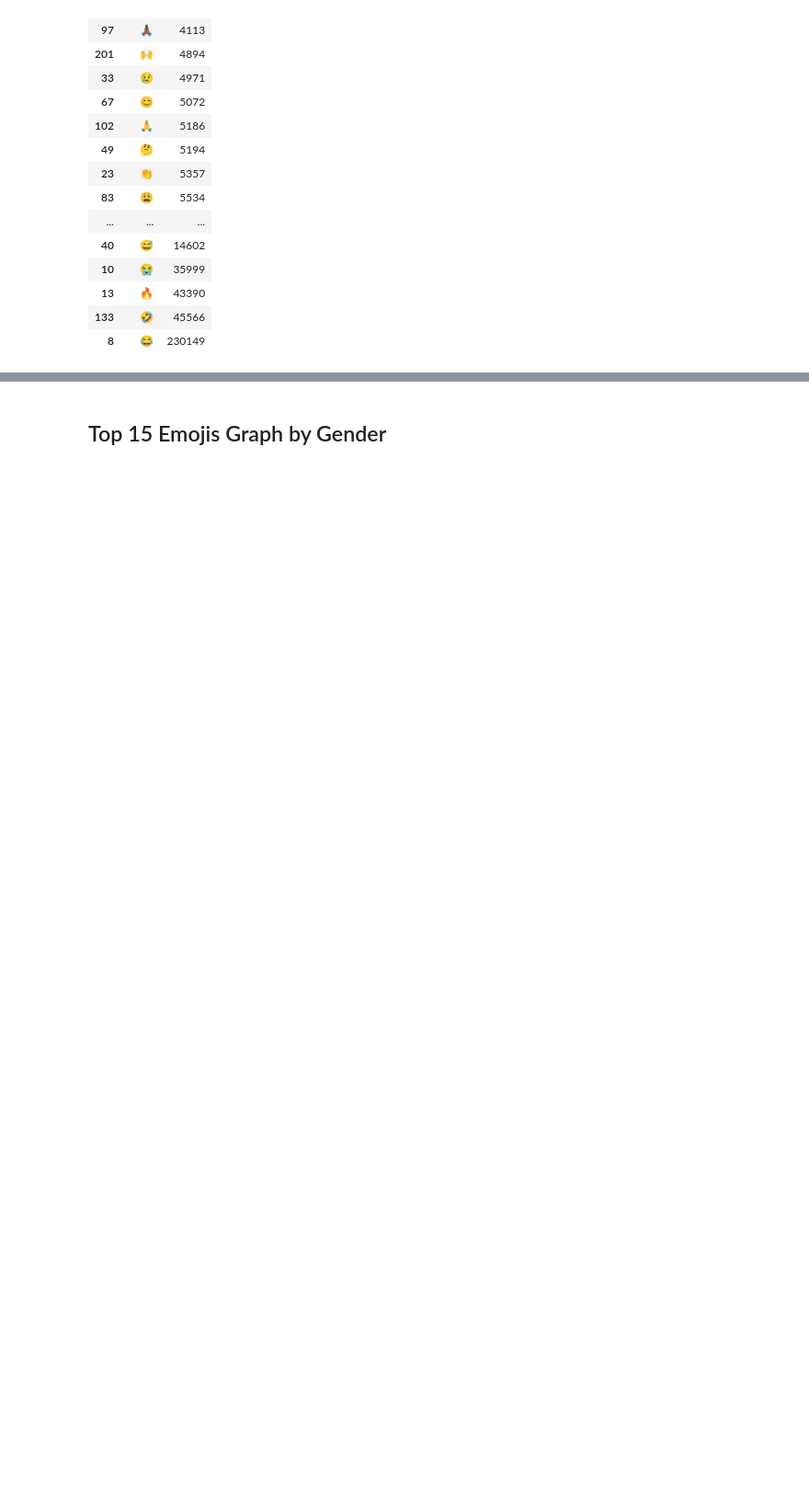
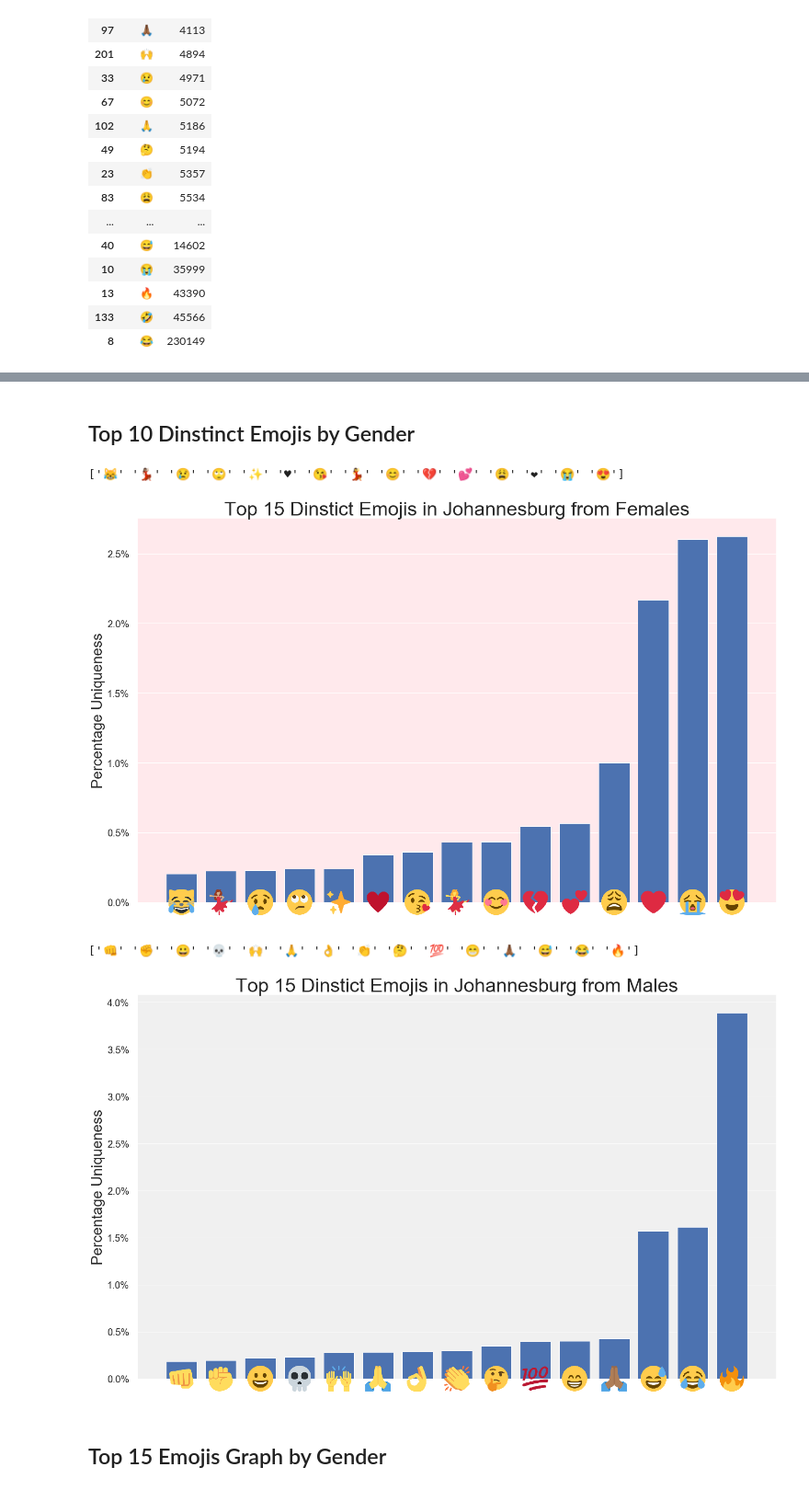
Before and after one commit to stylianosnicoletti/Emojis-usage-in-social-media-by-demographics, a Jupyter notebook: Jupyter/Emojis_ Johannesburg .ipynb, the cells around one changed output, grey strips where cells are left out. Shown at 92% size. Cells and saved outputs as stored; diff of their text form; code cells hidden in the pictures; blank space fills up the shorter version.

Commit message:
% uniq Joh gender

```diff
--- a/Jupyter/Emojis_ Johannesburg .ipynb
+++ b/Jupyter/Emojis_ Johannesburg .ipynb
@@ -206,0 +216,13 @@ emojis_count_males_df.tail(20)
+# %%
+gender_stats = emojis_count_females_df.rename(columns={'Count': 'Females_Count'}).join(emojis_count_males_df.rename(columns={'Count': 'Males_Count'}).set_index('Emoji'), on='Emoji')
+
+# Calculate percentage usage for each emoji per gender
+female_count_perc = gender_stats['Females_Count'] /gender_stats['Females_Count'].sum()
+gender_stats['Females_Count_Perc']=female_count_perc
+male_count_perc = gender_stats['Males_Count'] /gender_stats['Males_Count'].sum()
+gender_stats['Males_Count_Perc']=male_count_perc
+male_perc_dif = gender_stats['Males_Count_Perc'] - gender_stats['Females_Count_Perc']
+gender_stats['Males_Perc_Dif']=male_perc_dif
+female_perc_dif = gender_stats['Females_Count_Perc'] - gender_stats['Males_Count_Perc']
+gender_stats['Females_Perc_Dif']=female_perc_dif
+gender_stats.fillna(0).sort_values(by=['Females_Perc_Dif'])
@@ -207,3 +248,58 @@ emojis_count_males_df.tail(20)
+# %% [markdown]
+## Top 10 Dinstinct Emojis by Gender
+# %%
+gender_list = ['Females','Males']
+gender_values =[gender_stats.fillna(0).sort_values(by=['Females_Perc_Dif']),gender_stats.fillna(0).sort_values(by=['Males_Perc_Dif'])]
+gender_graph_colours=['ffe9ec','0F0F0F0F']
+
+for ind,gen in enumerate(gender_list):
+
+    # Top 15 Values
+    x = gender_values[ind]['Emoji'].tail(15).values
+    y = gender_values[ind]['{}_Perc_Dif'.format(gender_list[ind])].tail(15).values
+    print(x)
+
+    # Set linespacing
+    x_linespace = linspace(0, 4*pi, num=15)
+
+    # Plot Bar Chart
+    fig, ax = plt.subplots(figsize=(20,12))
+    ax.yaxis.set_major_formatter(formatter_percentage)
+    ax.tick_params(axis='both', which='major', pad=10)
+    ax.set_facecolor('#{}'.format(gender_graph_colours[ind]))
+    plt.grid(linestyle='-', linewidth=1,axis='y')
+    plt.bar(x_linespace, y, width=0.7, bottom=None, align='center')
+    ax.get_xaxis().set_visible(False)
+    #plt.xticks(x, fontproperties=emojis_font)  Old method
+    plt.yticks(fontsize =20)
+    plt.ylabel('Percentage Uniqueness', fontsize =30)
+    plt.title('Top 15 Dinstict Emojis in Johannesburg from {}'.format(gender_list[ind]), fontsize =40)
+    plt.tight_layout()
+
+    # Set sizes of figure and images
+    ax_width = ax.get_window_extent().width
+    fig_width = fig.get_window_extent().width
+    fig_height = fig.get_window_extent().height
+    img_size = ax_width/(fig_width*len(x_linespace))
+    img_axs = [None for i in range(len(x_linespace))]
+
+
+    # Display emojis pngs on x-axis
+    for i in range(len(x)):
+        loc = ax.transData.transform((x_linespace[i], 0)) # Optimize y manually
+        img_axs[i] = fig.add_axes([loc[0]/fig_width-img_size/2, loc[1]/fig_height-img_size/2,
+                                   img_size, img_size], anchor='C')
+
+        # Platform 5 = Twitter
+        img_axs[i].imshow(io.imread(Emojipedia.search(x[i]).platforms[5].image_url))
+        img_axs[i].axis("off")
+
+    plt.show()
+# %% [output]
+['😹' '💃🏽' '😢' '🙄' '✨' '♥' '😘' '💃' '😊' '💔' '💕' '😩' '❤' '😭' '😍']
+[figure, added]
+['👊' '✊' '😀' '💀' '🙌' '🙏' '👌' '👏' '🤔' '💯' '😁' '🙏🏾' '😅' '😂' '🔥']
+[figure, added]
 # %% [markdown]
 ## Top 15 Emojis Graph by Gender
 # %%
```
Also changed, not shown: parts of 5 cells of this notebook.
